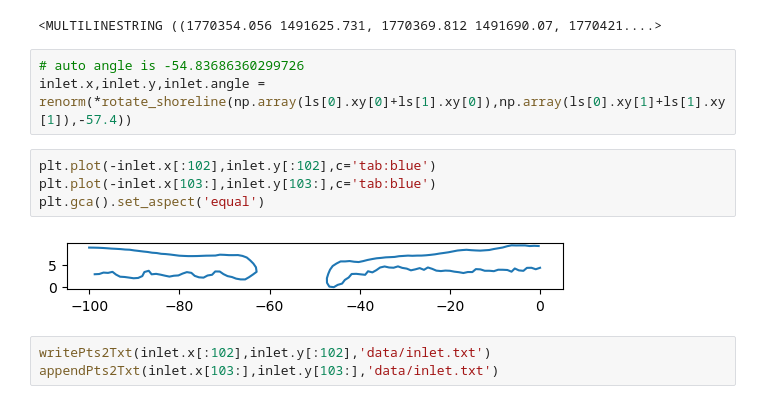
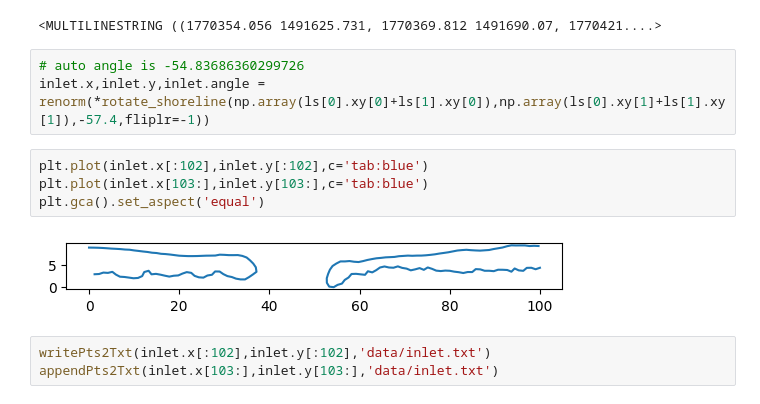
Before and after one commit to dmcdoug/Topology-of-Shoreline-Features, a Jupyter notebook: FeaturePoints.ipynb, the cells around one changed output. Cells and saved outputs as stored; diff of their text form.

```diff
--- a/FeaturePoints.ipynb
+++ b/FeaturePoints.ipynb
@@ -83,13 +81,13 @@ ls.union_all()
 <MULTILINESTRING ((1770354.056 1491625.731, 1770369.812 1491690.07, 1770421....>
 # %%
 # auto angle is -54.83686360299726
-inlet.x,inlet.y,inlet.angle = renorm(*rotate_shoreline(np.array(ls[0].xy[0]+ls[1].xy[0]),np.array(ls[0].xy[1]+ls[1].xy[1]),-57.4))
+inlet.x,inlet.y,inlet.angle = renorm(*rotate_shoreline(np.array(ls[0].xy[0]+ls[1].xy[0]),np.array(ls[0].xy[1]+ls[1].xy[1]),-57.4,fliplr=-1))
 # %%
-plt.plot(-inlet.x[:102],inlet.y[:102],c='tab:blue')
-plt.plot(-inlet.x[103:],inlet.y[103:],c='tab:blue')
+plt.plot(inlet.x[:102],inlet.y[:102],c='tab:blue')
+plt.plot(inlet.x[103:],inlet.y[103:],c='tab:blue')
 plt.gca().set_aspect('equal')
 # %% [output]
-[figure, old version]
+[figure, new version]
 # %%
 writePts2Txt(inlet.x[:102],inlet.y[:102],'data/inlet.txt')
 appendPts2Txt(inlet.x[103:],inlet.y[103:],'data/inlet.txt')
```
Also changed, not shown: parts of 8 cells of this notebook.
